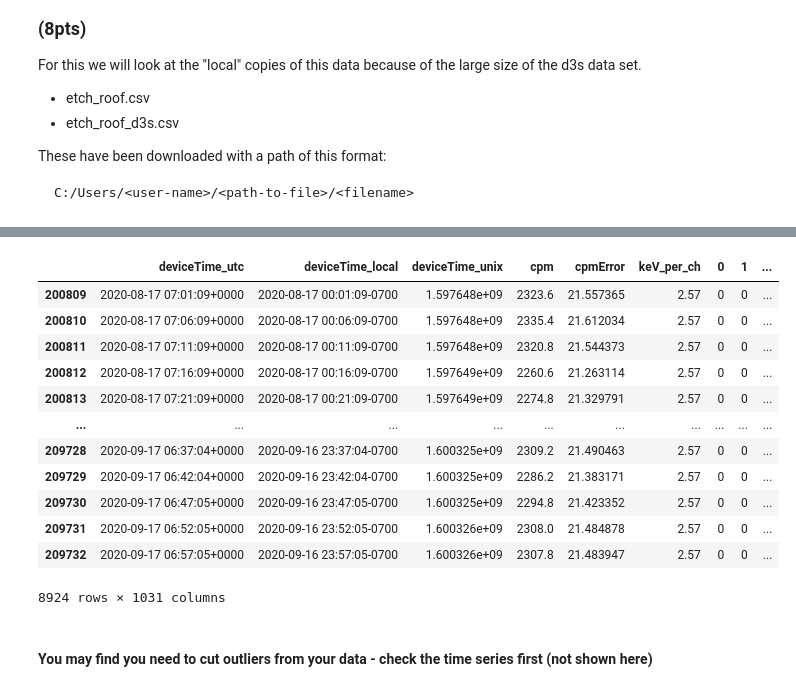
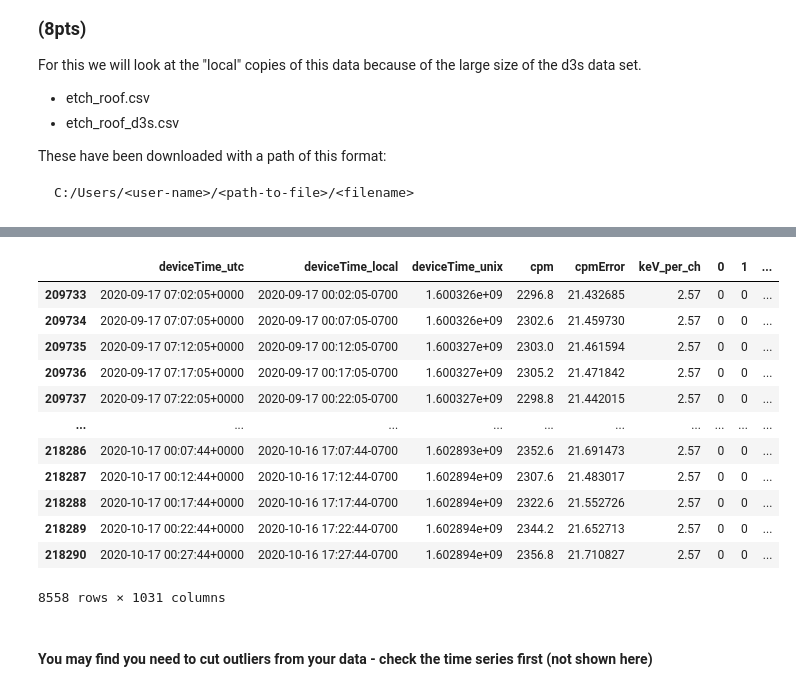
Before and after one commit to engineering-11/Activities, a Jupyter notebook: Correlations_and_binning.ipynb, the cells around one changed output, grey strips where cells are left out. Saved outputs shown, nothing was run; the diff lists cells and outputs as text; code cells hidden in the pictures.

```diff
--- a/Correlations_and_binning.ipynb
+++ b/Correlations_and_binning.ipynb
@@ -56,6 +46,6 @@ weather_data
 * Select only the last month
 # %%
 weather_data_cut = weather_data.loc[:,"deviceTime_local":"humidity"]
-time_mask = weather_data_cut['deviceTime_local']>'2021-03-22 00:00:00:-07:00'
+time_mask = weather_data_cut['deviceTime_local']>'2018-03-22 00:00:00:-07:00'
 weather_month = weather_data_cut[time_mask]
 weather_month
@@ -151,4 +136,7 @@ These have been downloaded with a path of this format:
 # %%
-data1 = pd.read_csv(r"C:/Users/ahanks/Downloads/etch_roof.csv")
+#url = "https://radwatch.berkeley.edu/test/tmp/dosenet/etch_roof_weather.csv"
+#data2 = get_web_data(url)
 
-data2 = pd.read_csv(r"C:/Users/ahanks/Downloads/etch_roof_d3s.csv")
+#data2 = pd.read_csv(r"C:/Users/ahanks/DoseNet/summer-work/data/etch_roof_weather.csv")
+data2 = pd.read_csv(r"C:/Users/ahanks/DoseNet/summer-work/data/etch_roof_d3s.csv")
+data2
@@ -173,21 +175,21 @@ data1_cut
 # %%
-time_mask = (data2['deviceTime_local']>'2020-08-17 00:00:00:-07:00') & (data2['deviceTime_local']<'2020-09-17 00:00:00:-07:00')
+time_mask = (data2['deviceTime_local']>'2020-09-17 00:00:00:-07:00') & (data2['deviceTime_local']<'2020-10-17 00:00:00:-07:00')
 data2_cut = data2[time_mask]
 data2_cut
 # %% [output]
 |  | deviceTime_utc | deviceTime_local | deviceTime_unix | cpm | cpmError | keV_per_ch | 0 | 1 | ... |
-| 200809 | 2020-08-17 07:01:09+0000 | 2020-08-17 00:01:09-0700 | 1.597648e+09 | 2323.6 | 21.557365 | 2.57 | 0 | 0 | ... |
-| 200810 | 2020-08-17 07:06:09+0000 | 2020-08-17 00:06:09-0700 | 1.597648e+09 | 2335.4 | 21.612034 | 2.57 | 0 | 0 | ... |
-| 200811 | 2020-08-17 07:11:09+0000 | 2020-08-17 00:11:09-0700 | 1.597648e+09 | 2320.8 | 21.544373 | 2.57 | 0 | 0 | ... |
-| 200812 | 2020-08-17 07:16:09+0000 | 2020-08-17 00:16:09-0700 | 1.597649e+09 | 2260.6 | 21.263114 | 2.57 | 0 | 0 | ... |
-| 200813 | 2020-08-17 07:21:09+0000 | 2020-08-17 00:21:09-0700 | 1.597649e+09 | 2274.8 | 21.329791 | 2.57 | 0 | 0 | ... |
+| 209733 | 2020-09-17 07:02:05+0000 | 2020-09-17 00:02:05-0700 | 1.600326e+09 | 2296.8 | 21.432685 | 2.57 | 0 | 0 | ... |
+| 209734 | 2020-09-17 07:07:05+0000 | 2020-09-17 00:07:05-0700 | 1.600326e+09 | 2302.6 | 21.459730 | 2.57 | 0 | 0 | ... |
+| 209735 | 2020-09-17 07:12:05+0000 | 2020-09-17 00:12:05-0700 | 1.600327e+09 | 2303.0 | 21.461594 | 2.57 | 0 | 0 | ... |
+| 209736 | 2020-09-17 07:17:05+0000 | 2020-09-17 00:17:05-0700 | 1.600327e+09 | 2305.2 | 21.471842 | 2.57 | 0 | 0 | ... |
+| 209737 | 2020-09-17 07:22:05+0000 | 2020-09-17 00:22:05-0700 | 1.600327e+09 | 2298.8 | 21.442015 | 2.57 | 0 | 0 | ... |
 | ... | ... | ... | ... | ... | ... | ... | ... | ... | ... |
-| 209728 | 2020-09-17 06:37:04+0000 | 2020-09-16 23:37:04-0700 | 1.600325e+09 | 2309.2 | 21.490463 | 2.57 | 0 | 0 | ... |
-| 209729 | 2020-09-17 06:42:04+0000 | 2020-09-16 23:42:04-0700 | 1.600325e+09 | 2286.2 | 21.383171 | 2.57 | 0 | 0 | ... |
-| 209730 | 2020-09-17 06:47:05+0000 | 2020-09-16 23:47:05-0700 | 1.600325e+09 | 2294.8 | 21.423352 | 2.57 | 0 | 0 | ... |
-| 209731 | 2020-09-17 06:52:05+0000 | 2020-09-16 23:52:05-0700 | 1.600326e+09 | 2308.0 | 21.484878 | 2.57 | 0 | 0 | ... |
-| 209732 | 2020-09-17 06:57:05+0000 | 2020-09-16 23:57:05-0700 | 1.600326e+09 | 2307.8 | 21.483947 | 2.57 | 0 | 0 | ... |
+| 218286 | 2020-10-17 00:07:44+0000 | 2020-10-16 17:07:44-0700 | 1.602893e+09 | 2352.6 | 21.691473 | 2.57 | 0 | 0 | ... |
+| 218287 | 2020-10-17 00:12:44+0000 | 2020-10-16 17:12:44-0700 | 1.602894e+09 | 2307.6 | 21.483017 | 2.57 | 0 | 0 | ... |
+| 218288 | 2020-10-17 00:17:44+0000 | 2020-10-16 17:17:44-0700 | 1.602894e+09 | 2322.6 | 21.552726 | 2.57 | 0 | 0 | ... |
+| 218289 | 2020-10-17 00:22:44+0000 | 2020-10-16 17:22:44-0700 | 1.602894e+09 | 2344.2 | 21.652713 | 2.57 | 0 | 0 | ... |
+| 218290 | 2020-10-17 00:27:44+0000 | 2020-10-16 17:27:44-0700 | 1.602894e+09 | 2356.8 | 21.710827 | 2.57 | 0 | 0 | ... |
-8924 rows × 1031 columns
+8558 rows × 1031 columns
 # %% [markdown]
 #### You may find you need to cut outliers from your data - check the time series first (not shown here)
 # %%
```
Also changed, not shown: parts of 22 cells of this notebook, 14 other files.
